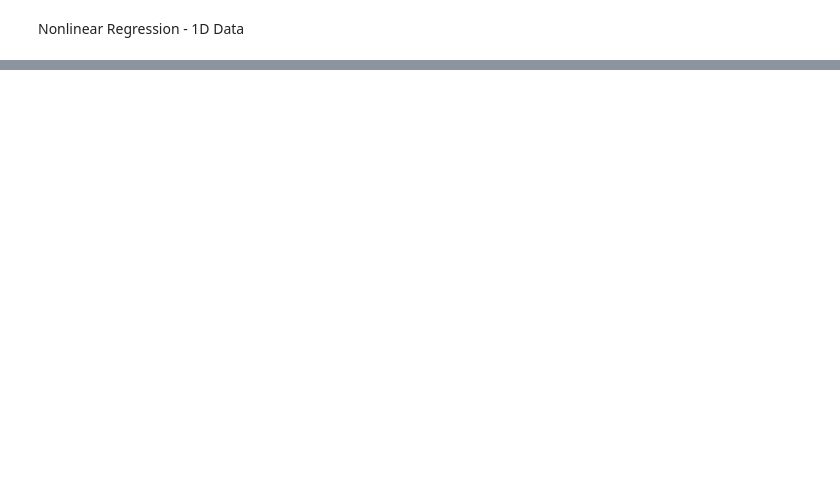
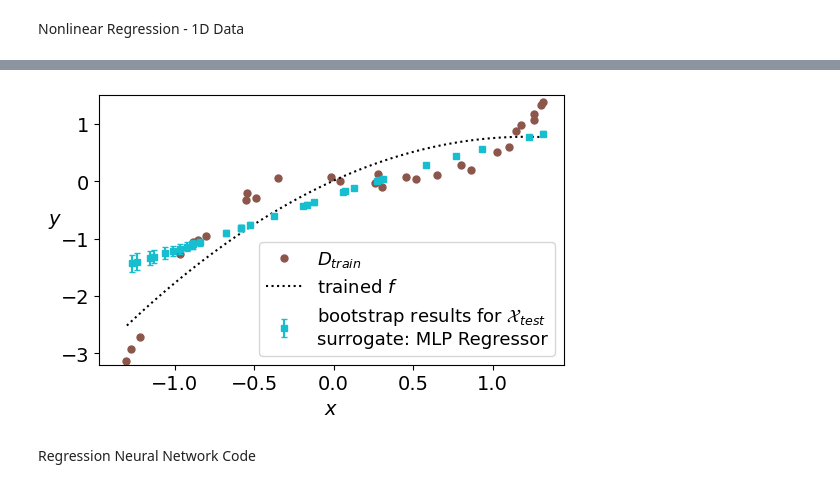
Before and after one commit to cnfranzen/partialeval, a Jupyter notebook: synthdata.ipynb, the cells around one changed output, grey strips where cells are left out. Cells and saved outputs as stored; diff of their text form; code cells hidden in the pictures; blank space fills up the shorter version.

```diff
--- a/synthdata.ipynb
+++ b/synthdata.ipynb
@@ -36,0 +47,30 @@ plt.show()
+# %%
+# Use SciKit Learn's MLPRegression NN for trained f model
+reg_evaluator = MLPRegressor(hidden_layer_sizes=20)
+
+y_preds = np.zeros([len(X_test), 30]) # initialize prediction storage matrix
+
+for ind in range(30):
+    X_boot, y_boot = resample(X_train[:,np.newaxis], y_train, replace=True, random_state=rnd) # resample training data with replacement
+    model = reg_evaluator.fit(X_boot,y_boot) # fit model to resampling iteration
+    y_preds[:,ind] = reg_evaluator.predict(X_test[:,np.newaxis]) # predict outputs based on model from resampling for the same test values
+
+mean = y_preds.mean(axis=1) # Calculate mean across 30 bootstrap predictions for each test data point
+var = y_preds.var(axis=1) # Calculate variance across 30 bootstrap predictions for each test data point
+
+# figure
+plt.rcParams.update({'font.size': 14, "figure.figsize": (6,3.5)})
+plt.plot(X_train, y_train, "C5o", markersize=5, label='$D_{train}$')
+plt.plot(X_new, reg_learner.predict(X_new[:,np.newaxis]), 'k:', label="trained $f$")
+plt.errorbar(X_test, mean, yerr=var, ls='none', marker='s', c="C9",
+             markersize=4, capsize=2, label='bootstrap results for $\mathcal{X}_{test}$\nsurrogate: MLP Regressor')
+
+plt.xlabel("$x$")
+plt.ylabel("$y$", rotation=0)
+plt.legend(fontsize=13)
+plt.ylim([-3.2,1.5])
+plt.show()
+# %% [output]
+[figure, added]
+# %% [markdown]
+Regression Neural Network Code
```
Also changed, not shown: parts of 7 cells of this notebook, 5 other files.
